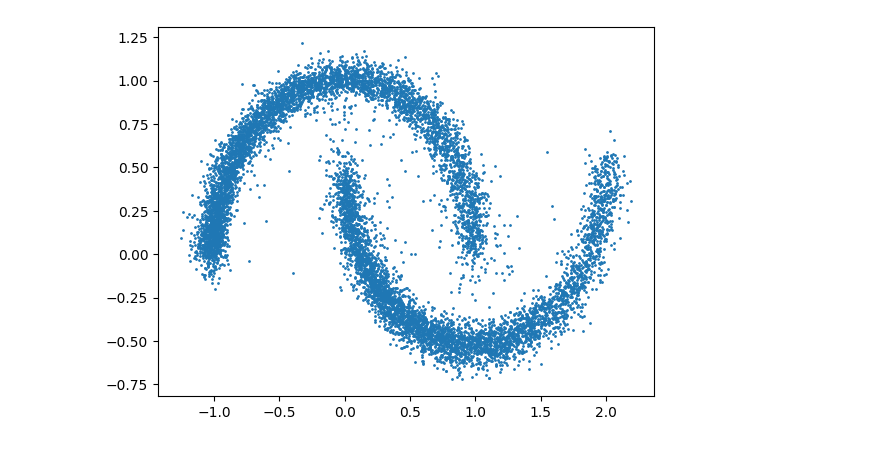
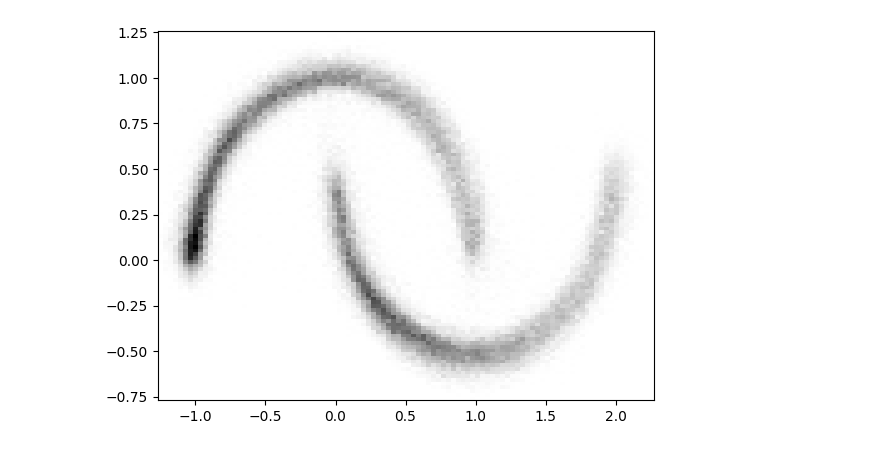
Before and after one commit to homerjed/vdae, a Jupyter notebook: vdae.ipynb, the cells around one changed output. Cells and saved outputs as stored; diff of their text form; code cells hidden in the pictures.

```diff
--- a/vdae.ipynb
+++ b/vdae.ipynb
@@ -20,10 +20,11 @@ class Encoder(eqx.Module):
     def __init__(self, mlp_kwargs, *, key):
         self.net = eqx.nn.MLP(**mlp_kwargs, key=key)
 
-    def __call__(self, key, x_0, x_t, t):
-        # This needs to output mu(x_t, t), sigma(x_t, t) for variational distribution
-        # This is actually score of log(q(z|x_t, t))
+    def __call__(self, x_t, t):
+        return self.encode(x_t, t)
 
+    def variational_posterior_log_prob(self, key, x_0, x_t, t):
+        # This is the score of log(q(z|x_t, t))
         mu_t, sigma_t = self.encode(x_t, t)
         # Encode input data
         mu_0, sigma_0 = self.encode(x_0, 0.) # z ~ q(z|x_0, 0), as per diagram
@@ -32,22 +33,16 @@ class Encoder(eqx.Module):
 
     def encode(self, x_t, t):
         t = jnp.atleast_1d(t)
-        mu_t, log_sigma_t = jnp.split(self.net(jnp.concatenate([x_t.flatten(), t])), 2)
+        x_t_t = jnp.concatenate([x_t.flatten(), t])
+        mu_t, log_sigma_t = jnp.split(self.net(x_t_t), 2)
         return mu_t, jnp.exp(log_sigma_t)
 
-    def score(self, key, x, x_t, t): # Optional z for when it comes to sampling time!
+    def score(self, key, x, x_t, t):
         # Score of variational distribution q(z|x_t, t) defined by encoder
-        return jax.jacfwd(self, argnums=2)(key, x, x_t, t)
-
-    def score_z(self, z, x_t, t): # For use at sampling time
-        # Score of variational distribution q(z|x_t, t) defined by encoder
-        return jax.jacfwd(self, argnums=2)(key, x, x_t, t, z)
+        return jax.jacfwd(self.variational_posterior_log_prob, argnums=2)(key, x, x_t, t)
 
     def prior_log_prob_z(self, z):
         return jax.scipy.stats.norm.logpdf(z).sum() # Unit Gaussian
-
-    def kl(self, mu, sigma):
-        return mu.T @ mu + sigma.sum() - mu.size - jnp.prod(sigma)
 # %%
 key = jr.key(0)
 
@@ -197,37 +192,40 @@ def single_sample_fn(
     def drift(t, y, args):
         (z, encoder) = args
         _, beta = jax.jvp(int_beta, (t,), (jnp.ones_like(t),))
-        return -0.5 * beta * (y + (score_network(y, t) + q_z_x_t_t(encoder, z, y, t))) # Order changed for ResNet
+        score_q = q_z_x_t_t(encoder, z, y, t)
+        score = score_network(y, t)
+        return -0.5 * beta * (y + (score + score_q)) # Order changed for ResNet
 
+    key_y1, key_z = jr.split(key)
     term = dfx.ODETerm(drift)
     solver = dfx.Tsit5()
     t0 = 0.
-    y1 = jr.normal(key, data_shape)
-    z = jr.normal(key, latent_shape) # Sample latents like a VAE
+    y1 = jr.normal(key_y1, data_shape)
+    z = jr.normal(key_z, latent_shape) # Sample latents like a VAE
     sol = dfx.diffeqsolve(term, solver, t1, t0, -dt0, y1, args=(z, encoder)) # Reverse time, solve from t1 to t0
     return sol.ys[0]
 # %%
 data_shape = X.shape[1:]
 latent_shape = (1,)
 dt0 = 0.01
-sample_size = 10_000
+sample_size = 100_000
 
 key, sample_key = jr.split(key)
 sample_key = jr.split(sample_key, sample_size)
 sample_fn = partial(
     single_sample_fn,
     score_network,
     encoder,
     int_beta,
     data_shape,
     latent_shape,
     dt0,
     t1
 )
 sample = jax.vmap(sample_fn)(sample_key)
 
 plt.figure()
-plt.scatter(*sample.T, s=1.)
+plt.hist2d(*sample.T, bins=100, cmap="gray_r")
 plt.show()
 # %% [output]
-[figure, old version]
+[figure, new version]
```
Also changed, not shown: parts of 1 cell of this notebook, 1 other file.
